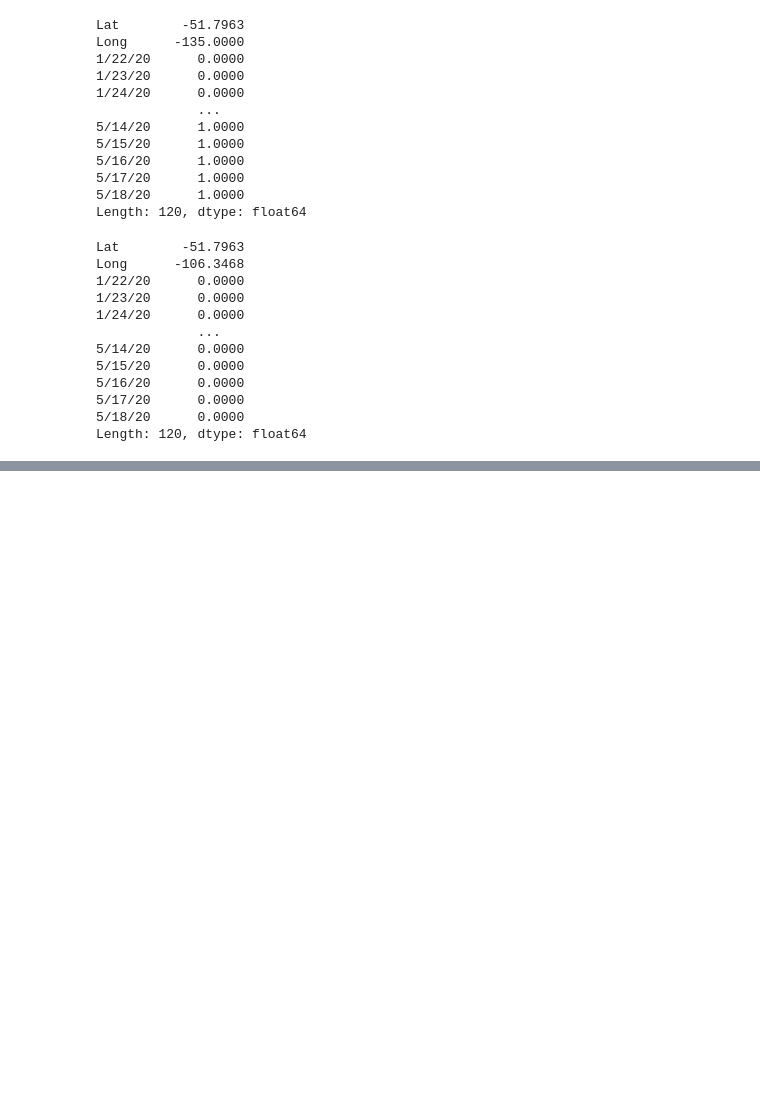
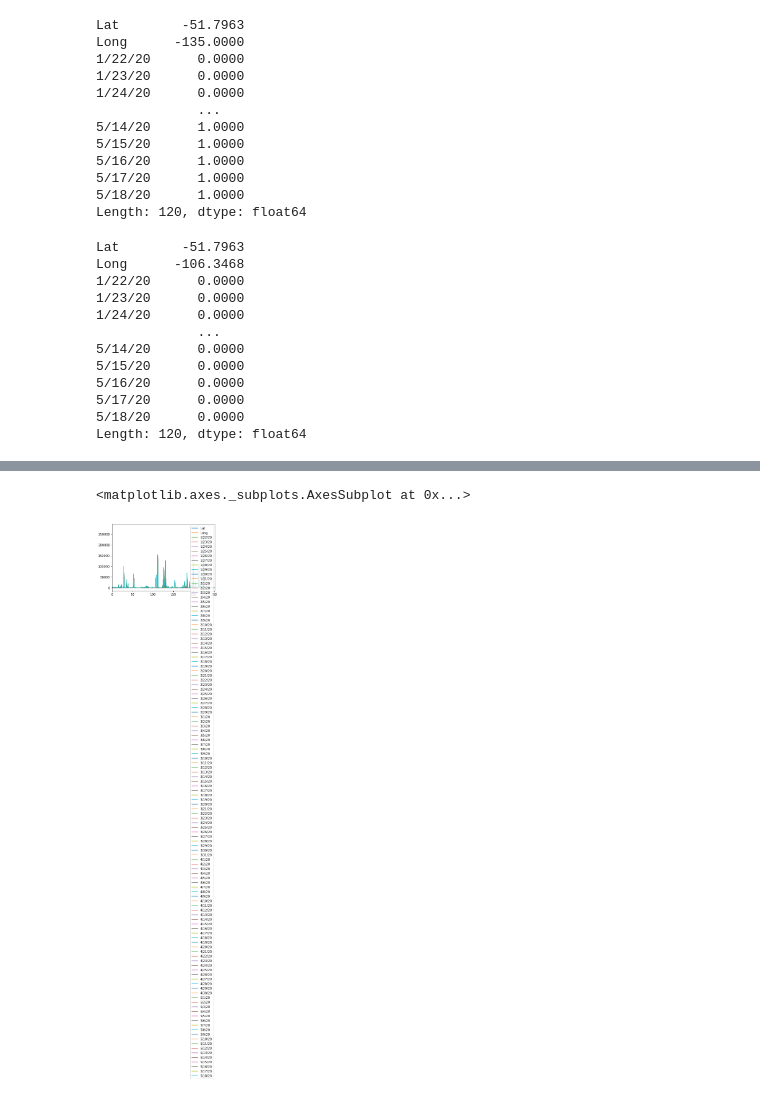
Before and after one commit to booknap/Data-analytics-time-series, a Jupyter notebook: exploration.ipynb, the cells around one changed output, grey strips where cells are left out. Cells and saved outputs as stored; diff of their text form; code cells hidden in the pictures; blank space fills up the shorter version.

```diff
--- a/exploration.ipynb
+++ b/exploration.ipynb
@@ -198,0 +204,5 @@ Length: 120, dtype: float64
+# %%
+recovered.plot()
+# %% [output]
+<matplotlib.axes._subplots.AxesSubplot at 0x...>
+[figure, added]
```
Also changed, not shown: parts of 1 cell of this notebook, 1 other file.
